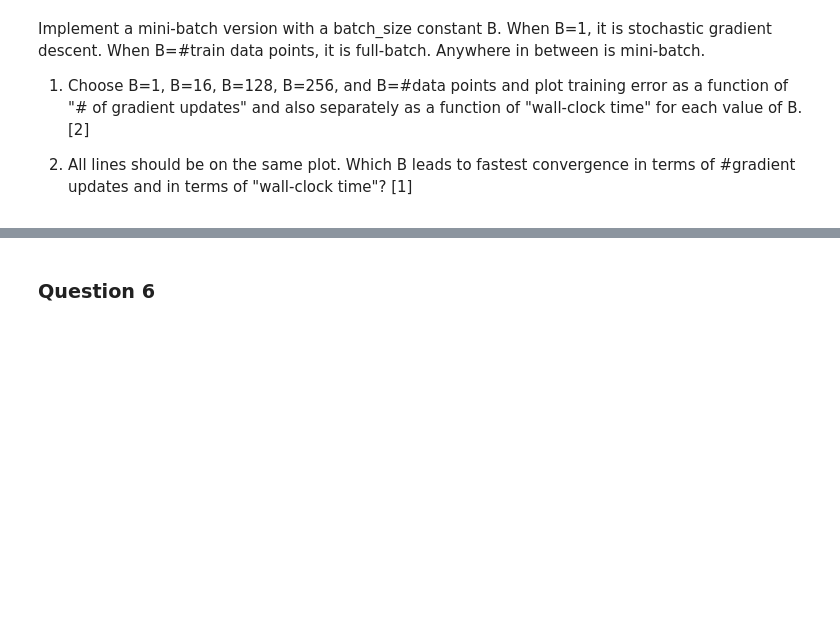
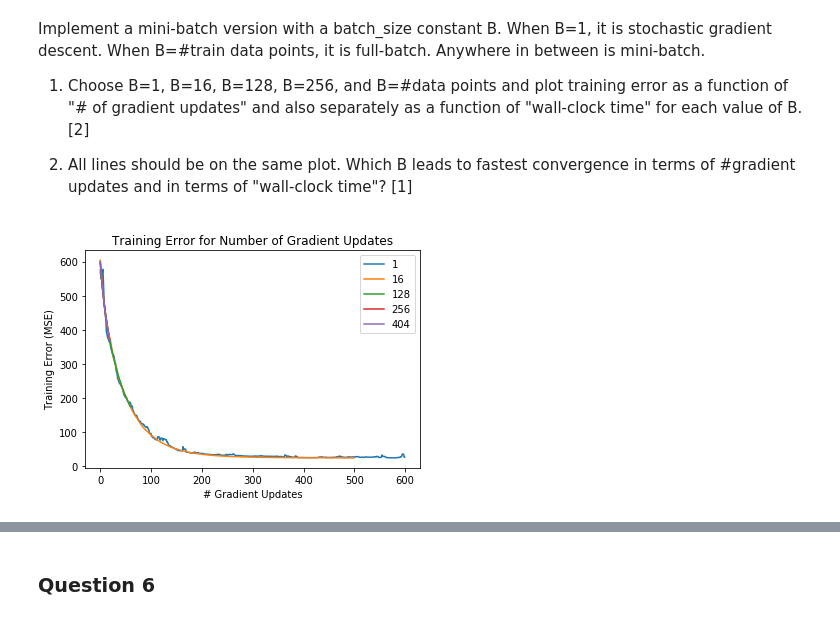
Before and after one commit to Jacobdb2/Lin-Reg-Gradient-Descent, a Jupyter notebook: lab_4_1.ipynb, the cells around one changed output, grey strips where cells are left out. Saved outputs shown, nothing was run; the diff lists cells and outputs as text; code cells hidden in the pictures; blank space fills up the shorter version.

```diff
--- a/lab_4_1.ipynb
+++ b/lab_4_1.ipynb
@@ -466,0 +656,15 @@ Implement a mini-batch version with a batch_size constant B.  When B=1, it is st
+# %%
+bs_list = [1,16,128,256,404]
+time_list = []
+cost_list = []
+for bs in bs_list:
+  w, cost, time = batchGradientDescent(X_train, y_train, np.ones(14), bs)
+  time_list.append(time)
+  cost_list.append(cost)
+plt.legend(bs_list)
+plt.title("Training Error for Number of Gradient Updates")
+plt.xlabel("# Gradient Updates")
+plt.ylabel("Training Error (MSE)")
+plt.show()
+# %% [output]
+[figure, added]
```
Also changed, not shown: parts of 28 cells of this notebook.
